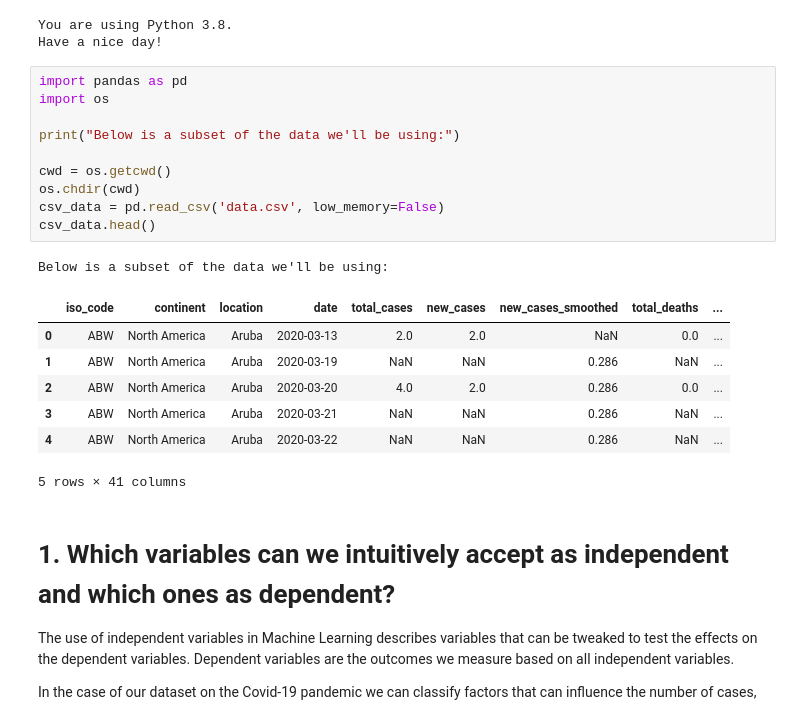
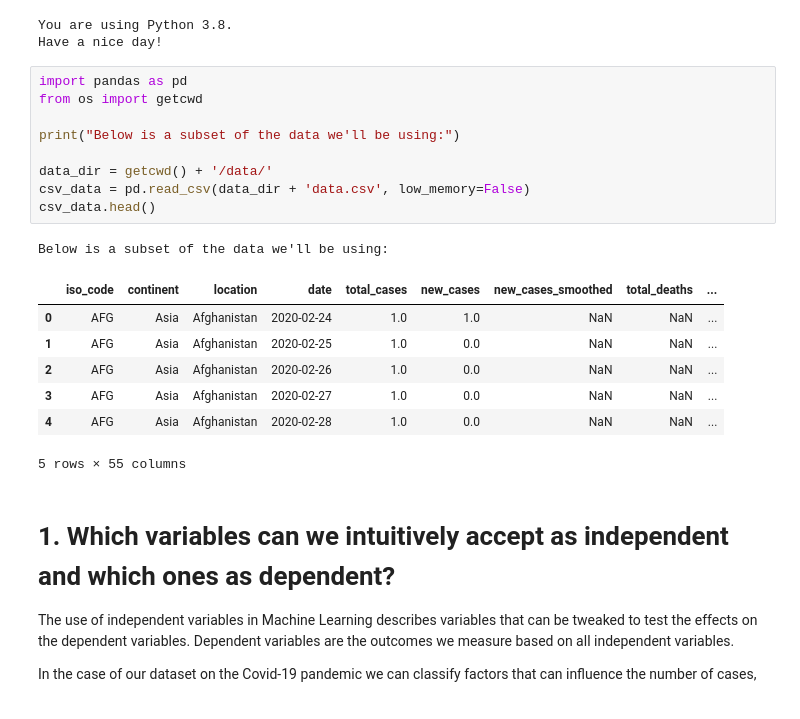
Before and after one commit to jappe999/introduction-to-machine-learning, a Jupyter notebook: Introduction to Machine Learning.ipynb, the cells around one changed output. Drawn from its saved outputs; the diff is of its cells as text.

```diff
--- a/Introduction to Machine Learning.ipynb
+++ b/Introduction to Machine Learning.ipynb
@@ -25,23 +25,22 @@ You are using Python 3.8.
 Have a nice day!
 # %%
 import pandas as pd
-import os
+from os import getcwd
 
 print("Below is a subset of the data we'll be using:")
 
-cwd = os.getcwd()
-os.chdir(cwd)
-csv_data = pd.read_csv('data.csv', low_memory=False)
+data_dir = getcwd() + '/data/'
+csv_data = pd.read_csv(data_dir + 'data.csv', low_memory=False)
 csv_data.head()
 # %% [output]
 Below is a subset of the data we'll be using:
 |  | iso_code | continent | location | date | total_cases | new_cases | new_cases_smoothed | total_deaths | ... |
-| 0 | ABW | North America | Aruba | 2020-03-13 | 2.0 | 2.0 | NaN | 0.0 | ... |
-| 1 | ABW | North America | Aruba | 2020-03-19 | NaN | NaN | 0.286 | NaN | ... |
-| 2 | ABW | North America | Aruba | 2020-03-20 | 4.0 | 2.0 | 0.286 | 0.0 | ... |
-| 3 | ABW | North America | Aruba | 2020-03-21 | NaN | NaN | 0.286 | NaN | ... |
-| 4 | ABW | North America | Aruba | 2020-03-22 | NaN | NaN | 0.286 | NaN | ... |
+| 0 | AFG | Asia | Afghanistan | 2020-02-24 | 1.0 | 1.0 | NaN | NaN | ... |
+| 1 | AFG | Asia | Afghanistan | 2020-02-25 | 1.0 | 0.0 | NaN | NaN | ... |
+| 2 | AFG | Asia | Afghanistan | 2020-02-26 | 1.0 | 0.0 | NaN | NaN | ... |
+| 3 | AFG | Asia | Afghanistan | 2020-02-27 | 1.0 | 0.0 | NaN | NaN | ... |
+| 4 | AFG | Asia | Afghanistan | 2020-02-28 | 1.0 | 0.0 | NaN | NaN | ... |
-5 rows × 41 columns
+5 rows × 55 columns
 # %% [markdown]
 # 1. Which variables can we intuitively accept as independent and which ones as dependent?
 
```
Also changed, not shown: parts of 9 cells of this notebook, 3 other files.
